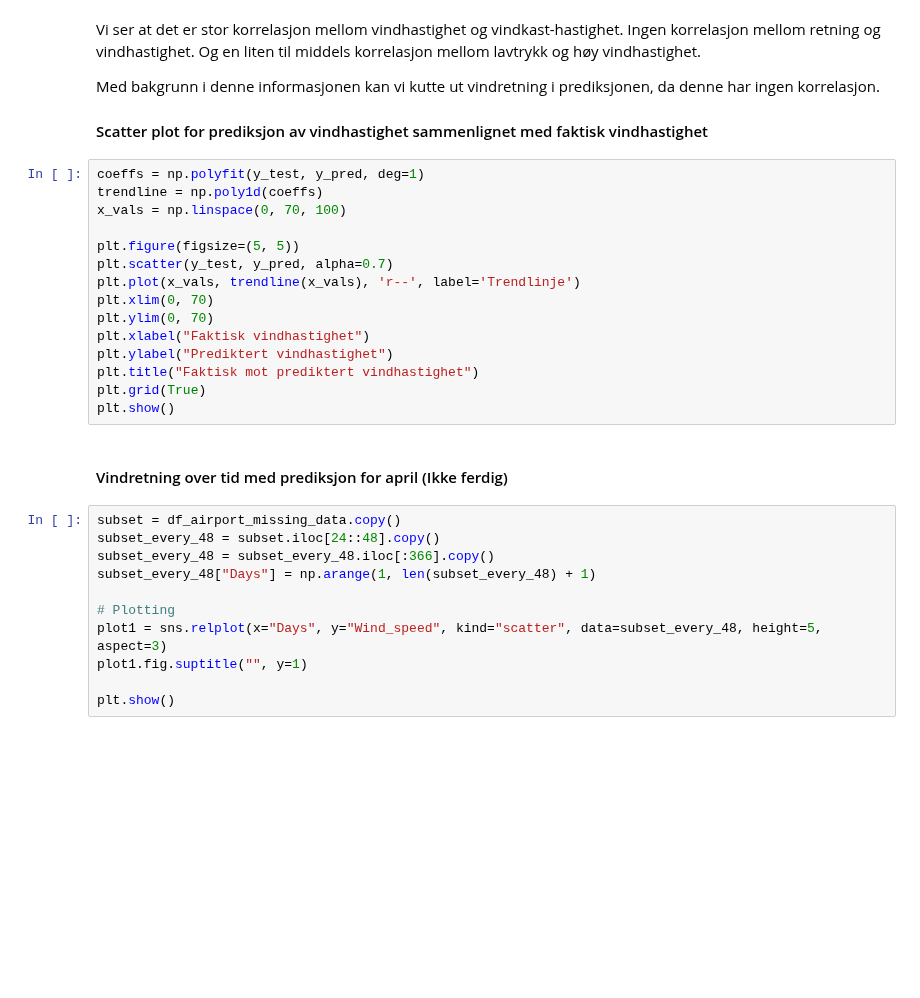
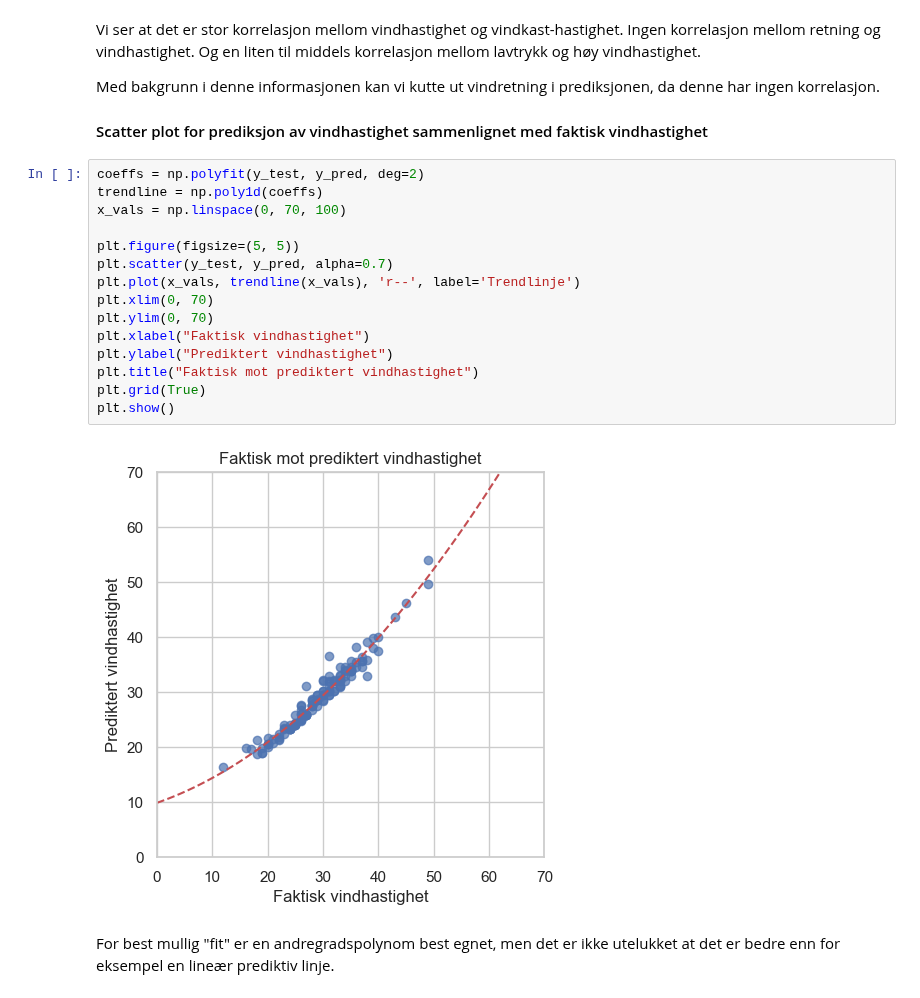
Before and after one commit to oaherrem/Prosjektgruppe55, a Jupyter notebook: notebooks/06_prediktiv_analyse.ipynb, the cells around one changed output. Drawn from its saved outputs; the diff is of its cells as text; blank space fills up the shorter version.

```diff
--- a/notebooks/06_prediktiv_analyse.ipynb
+++ b/notebooks/06_prediktiv_analyse.ipynb
@@ -302,30 +402,21 @@ Vi ser at det er stor korrelasjon mellom vindhastighet og vindkast-hastighet. In
 Med bakgrunn i denne informasjonen kan vi kutte ut vindretning i prediksjonen, da denne har ingen korrelasjon.
 #### Scatter plot for prediksjon av vindhastighet sammenlignet med faktisk vindhastighet
 # %%
-coeffs = np.polyfit(y_test, y_pred, deg=1)
+coeffs = np.polyfit(y_test, y_pred, deg=2)
 trendline = np.poly1d(coeffs)
 x_vals = np.linspace(0, 70, 100)
 
 plt.figure(figsize=(5, 5))
 plt.scatter(y_test, y_pred, alpha=0.7)
 plt.plot(x_vals, trendline(x_vals), 'r--', label='Trendlinje')
 plt.xlim(0, 70)
 plt.ylim(0, 70)
 plt.xlabel("Faktisk vindhastighet")
 plt.ylabel("Prediktert vindhastighet")
 plt.title("Faktisk mot prediktert vindhastighet")
 plt.grid(True)
 plt.show()
+# %% [output]
+[figure, added]
-# %% [markdown]
-#### Vindretning over tid med prediksjon for april (Ikke ferdig)
-# %%
-subset = df_airport_missing_data.copy()
-subset_every_48 = subset.iloc[24::48].copy()
-subset_every_48 = subset_every_48.iloc[:366].copy()
-subset_every_48["Days"] = np.arange(1, len(subset_every_48) + 1)
-
-# Plotting
-plot1 = sns.relplot(x="Days", y="Wind_speed", kind="scatter", data=subset_every_48, height=5, aspect=3)
-plot1.fig.suptitle("", y=1)
-
-plt.show()
+# %% [markdown]
+For best mullig "fit" er en andregradspolynom best egnet, men det er ikke utelukket at det er bedre enn for eksempel en lineær prediktiv linje.
```
Also changed, not shown: parts of 24 cells of this notebook.
